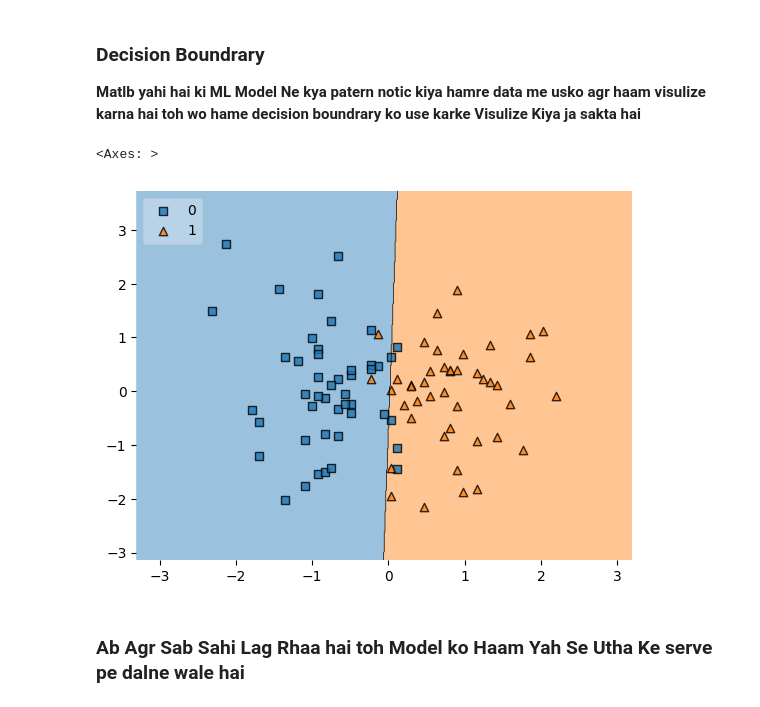
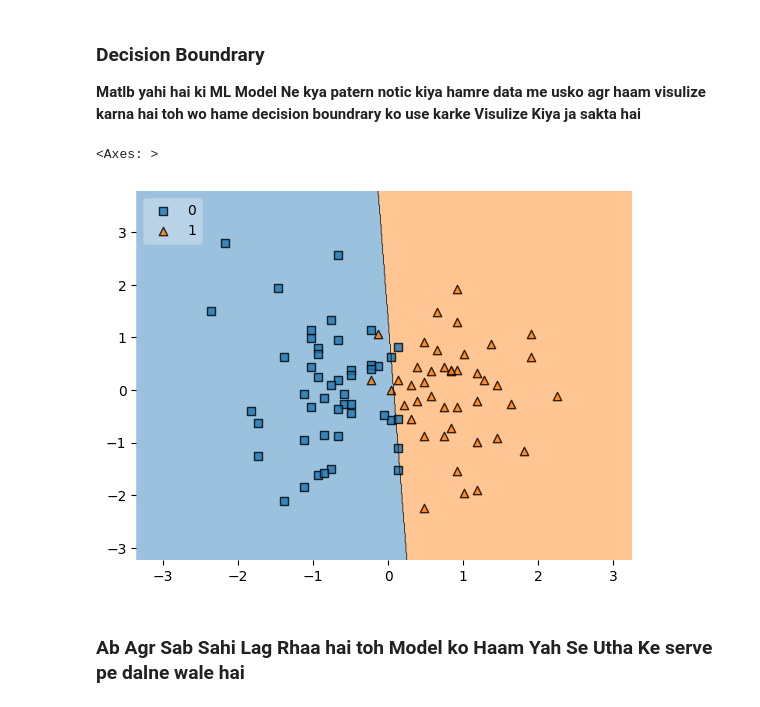
Before and after one commit to hanuman-kshitij1001/My-AIML-Journey, a Jupyter notebook: 10_Machine-Learing/13_End_to_End_Toy_Project.ipynb, the cells around one changed output. Drawn from its saved outputs; the diff is of its cells as text; code cells hidden in the pictures.

```diff
--- a/10_Machine-Learing/13_End_to_End_Toy_Project.ipynb
+++ b/10_Machine-Learing/13_End_to_End_Toy_Project.ipynb
@@ -211,6 +211,6 @@ from sklearn.preprocessing import StandardScaler
 scaler = StandardScaler()
 # %%
 # ab hame simple chezo ko sacle kar dena hai kaise
-X_train = scaler.fit_transform(X_train)  # Ye fit Tranform Pahele Samjhega Data Me kya hai fhir usse tranform kar denga
-X_train
+X_train_scaled = scaler.fit_transform(X_train)  # Ye fit Tranform Pahele Samjhega Data Me kya hai fhir usse tranform kar denga
+X_train_scaled
 # %% [output]
@@ -267,7 +268,7 @@ clf = LogisticRegression()
 # %% [markdown]
 **Note- Bhaa ye ***clf*** jo hai eske pass powers hai Unfunction ko execess karne ka jo Logistic-Regration CLass ke andhar hai aur wahi pe Ex Function Hota hai Called ***fit()*** Aur Fhir ko hi haam use karte hai model ko trained karne ke liye Bassusme apko trainig data provide karna hai**
 # %%
-clf.fit(X_train, Y_train)
+clf.fit(X_train_scaled, Y_train)
 # %% [output]
 LogisticRegression()
 # %% [markdown]
@@ -313,10 +315,10 @@ accuracy_score(Y_test, y_pred)
 # %%
 from mlxtend.plotting import plot_decision_regions
 
-plot_decision_regions(X_train, Y_train.values, clf=clf, legend=2)
+plot_decision_regions(X_train_scaled, Y_train.values, clf=clf, legend=2)
 # %% [output]
 <Axes: >
-[figure, old version]
+[figure, new version]
 # %% [markdown]
 ### Ab Agr Sab Sahi Lag Rhaa hai toh Model ko Haam Yah Se Utha Ke serve pe dalne wale hai
 # %%
```
Also changed, not shown: parts of 10 cells of this notebook, 1 other file.
